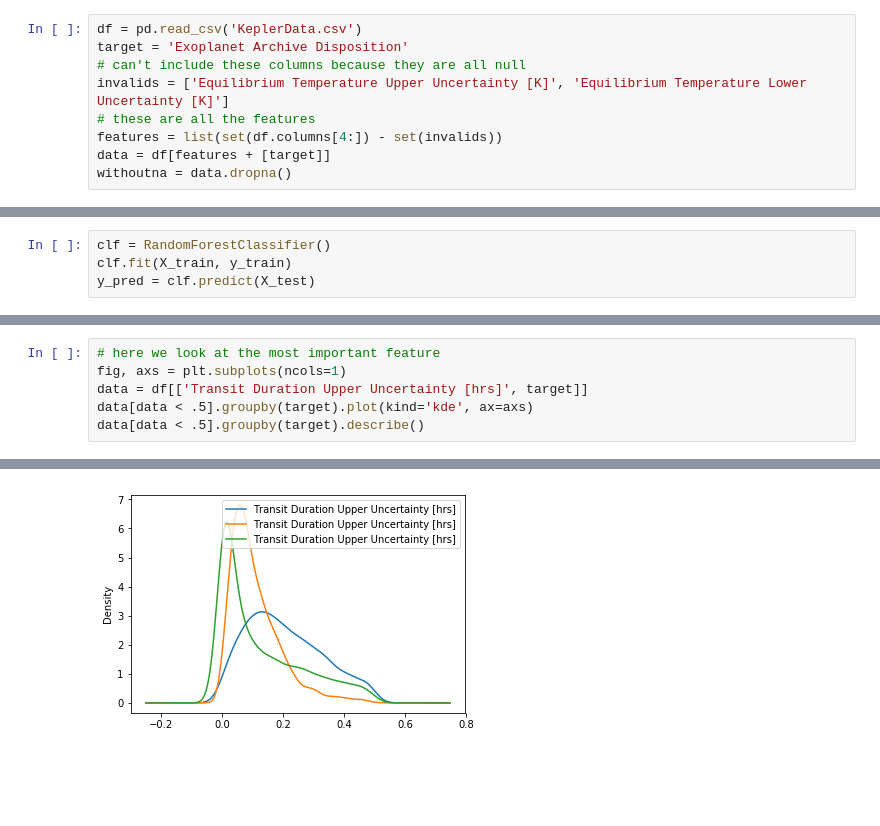
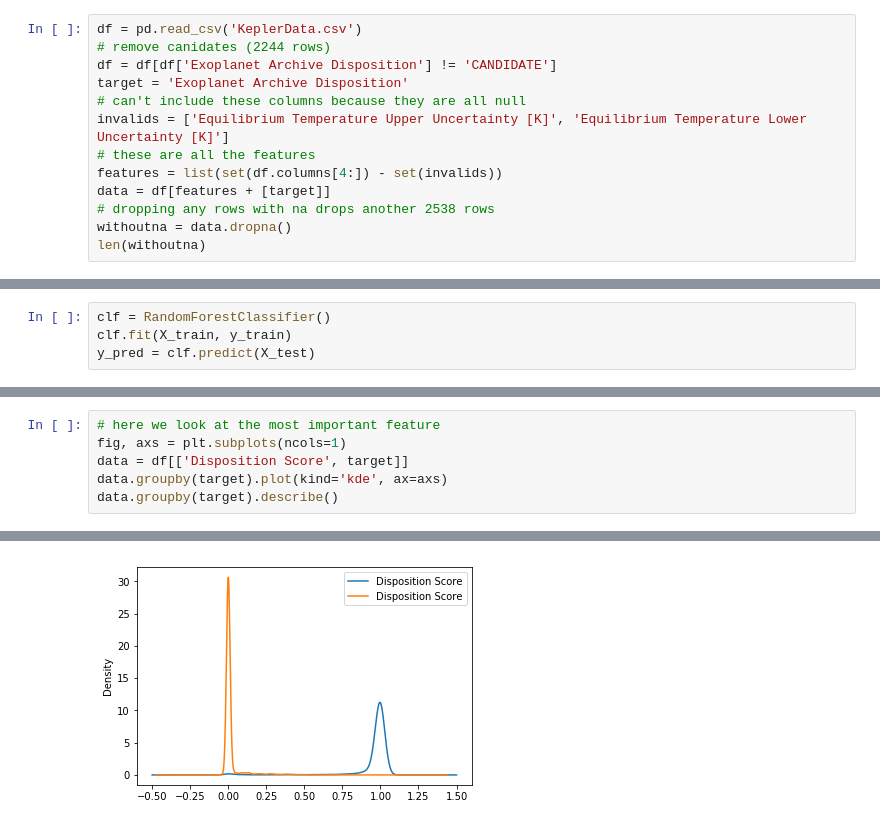
Before and after one commit to josiahcoad/LaSerenaDataScience, a Jupyter notebook: Expermental.ipynb, the cells around one changed output, grey strips where cells are left out. Cells and saved outputs as stored; diff of their text form; blank space fills up the shorter version.

Commit message:
removed canidates

```diff
--- a/Expermental.ipynb
+++ b/Expermental.ipynb
@@ -36,10 +36,14 @@ from IPython.display import Image
 import pydotplus
 # %%
 df = pd.read_csv('KeplerData.csv')
+# remove canidates (2244 rows)
+df = df[df['Exoplanet Archive Disposition'] != 'CANDIDATE']
 target = 'Exoplanet Archive Disposition'
 # can't include these columns because they are all null
 invalids = ['Equilibrium Temperature Upper Uncertainty [K]', 'Equilibrium Temperature Lower Uncertainty [K]']
 # these are all the features
 features = list(set(df.columns[4:]) - set(invalids))
 data = df[features + [target]]
+# dropping any rows with na drops another 2538 rows
 withoutna = data.dropna()
+len(withoutna)
@@ -91,7 +99,7 @@ sortd
 # %%
 # here we look at the most important feature
 fig, axs = plt.subplots(ncols=1)
-data = df[['Transit Duration Upper Uncertainty [hrs]', target]]
-data[data < .5].groupby(target).plot(kind='kde', ax=axs)
-data[data < .5].groupby(target).describe()
+data = df[['Disposition Score', target]]
+data.groupby(target).plot(kind='kde', ax=axs)
+data.groupby(target).describe()
 # %% [output]
@@ -104,4 +111,4 @@ data[data < .5].groupby(target).describe()
-[figure, old version]
+[figure, new version]
 # %%
 # Rerun using only the top 10 most important features
 important = withoutna[most_important + [target]]
```
Also changed, not shown: parts of 8 cells of this notebook, 1 other file.
